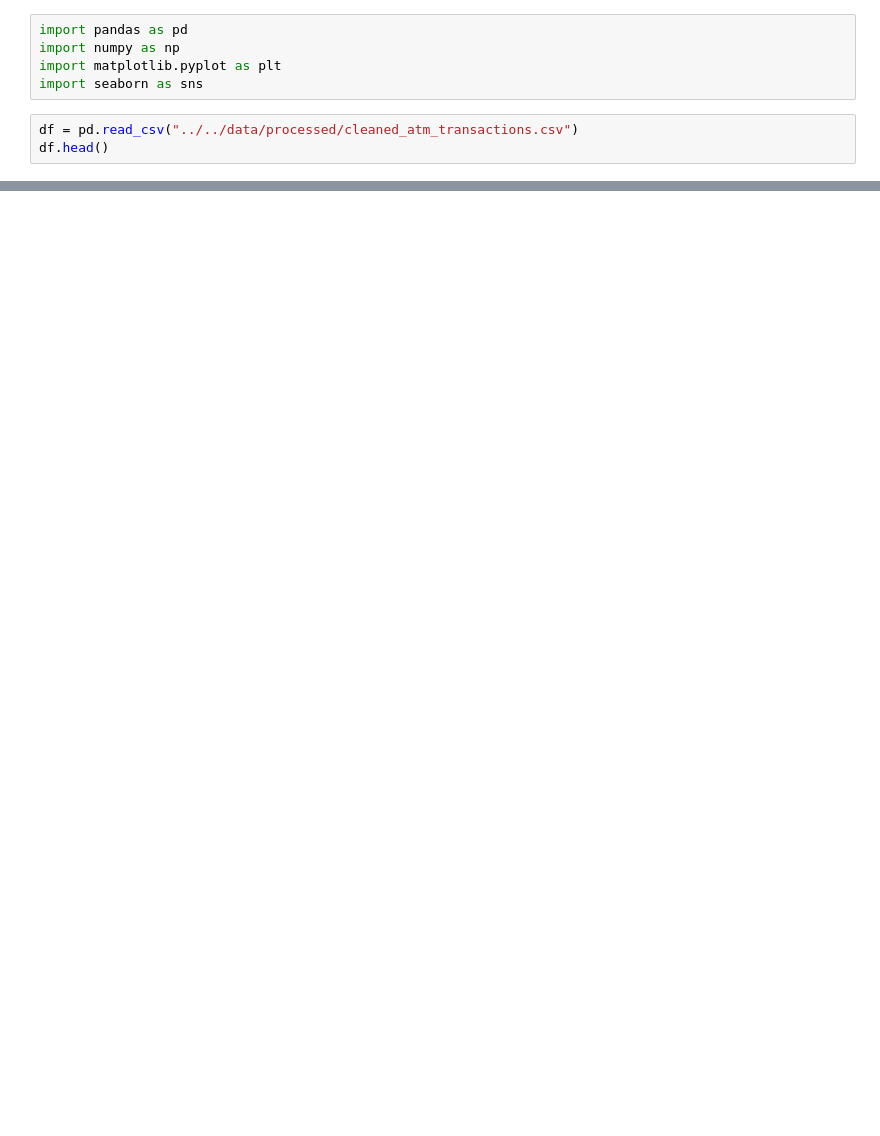
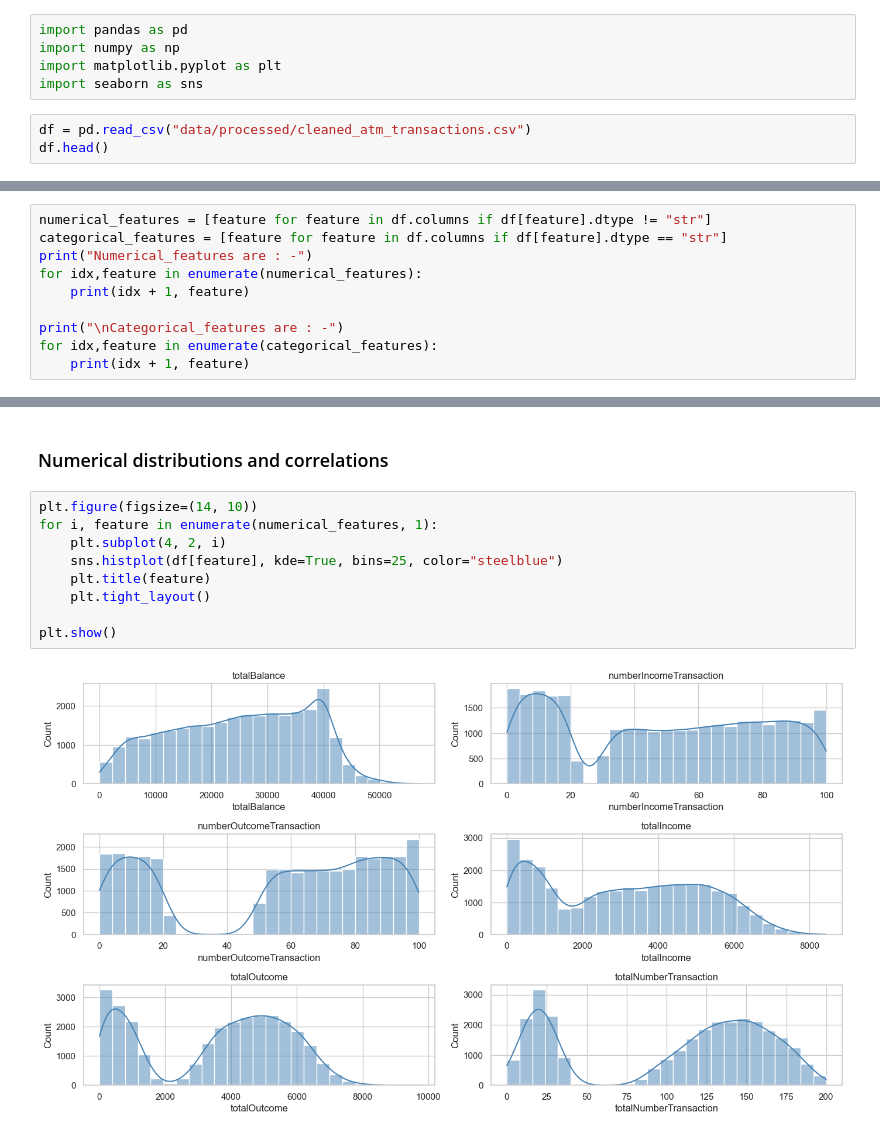
Before and after one commit to AryanJadhav15/ml-atm_cash_demand_predictor-2026, a Jupyter notebook: src/notebooks/EDA_atm_transactions.ipynb, the cells around one changed output, grey strips where cells are left out. Drawn from its saved outputs; the diff is of its cells as text; blank space fills up the shorter version.

```diff
--- a/src/notebooks/EDA_atm_transactions.ipynb
+++ b/src/notebooks/EDA_atm_transactions.ipynb
@@ -4,7 +4,7 @@ import numpy as np
 import matplotlib.pyplot as plt
 import seaborn as sns
 # %%
-df = pd.read_csv("../../data/processed/cleaned_atm_transactions.csv")
+df = pd.read_csv("data/processed/cleaned_atm_transactions.csv")
 df.head()
 # %% [output]
 |  | atmId | atmName | atmCity | atmAddress | totalBalance | numberIncomeTransaction | numberOutcomeTransaction | ... |
@@ -19,0 +98,10 @@ df.shape
+# %%
+numerical_features = [feature for feature in df.columns if df[feature].dtype != "str"]
+categorical_features = [feature for feature in df.columns if df[feature].dtype == "str"]
+print("Numerical_features are : -")
+for idx,feature in enumerate(numerical_features):
+    print(idx + 1, feature)
+
+print("\nCategorical_features are : -")
+for idx,feature in enumerate(categorical_features):
+    print(idx + 1, feature)
@@ -19,0 +124,13 @@ df.shape
+# %% [markdown]
+### Numerical distributions and correlations
+# %%
+plt.figure(figsize=(14, 10))
+for i, feature in enumerate(numerical_features, 1):
+    plt.subplot(4, 2, i)
+    sns.histplot(df[feature], kde=True, bins=25, color="steelblue")
+    plt.title(feature)
+    plt.tight_layout()
+
+plt.show()
+# %% [output]
+[figure, added]
```
Also changed, not shown: parts of 19 cells of this notebook, 7 other files.
